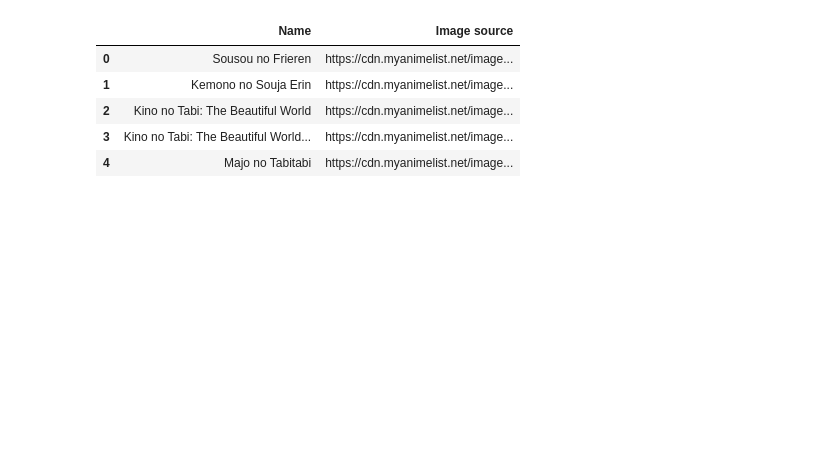
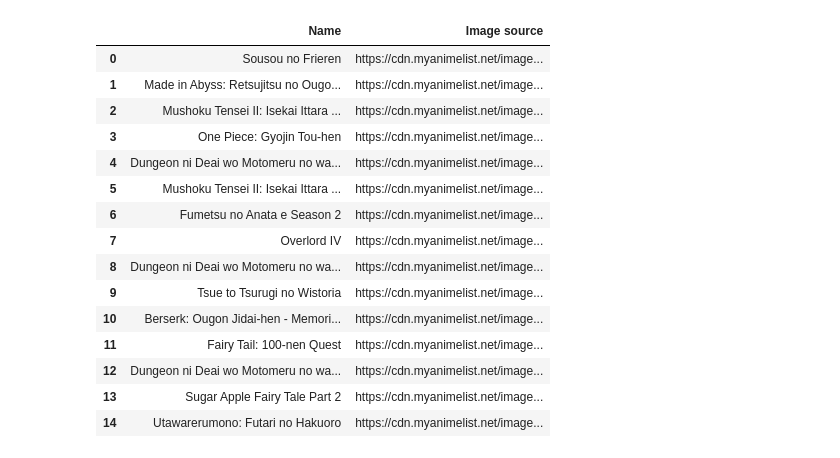
Before and after one commit to altinus01/anime_rec, a Jupyter notebook: notebook/embeding_and_ML.ipynb, the cells around one changed output. Cells and saved outputs as stored; diff of their text form; code cells hidden in the pictures; blank space fills up the shorter version.

```diff
--- a/notebook/embeding_and_ML.ipynb
+++ b/notebook/embeding_and_ML.ipynb
@@ -101,3 +120,0 @@ top5
-# %%
-new=top5.join(ohe_data[['Name','Image source','Rating','Release year']]).sort_values('Rating',ascending=False)
-new
@@ -111,0 +121,3 @@ new
+# %%
+topn=top_n(new,15)
+topn
@@ -111,0 +142,3 @@ new
+# %%
+topn=topn.sort_values('Rating',ascending=False)
+topn
@@ -112,5 +163,5 @@ new
 # %%
-new.drop(columns=['Action',
+topn.drop(columns=['Action',
        'Adult Cast', 'Adventure', 'Anthropomorphic', 'Avant Garde',
        'Award Winning', 'Boys Love', 'CGDCT', 'Childcare', 'Combat Sports',
        'Comedy', 'Crossdressing', 'Delinquents', 'Detective', 'Drama', 'Ecchi',
@@ -125,5 +176,5 @@ new.drop(columns=['Action',
        'Space', 'Sports', 'Strategy Game', 'Super Power', 'Supernatural',
        'Survival', 'Suspense', 'Team Sports', 'Time Travel', 'Urban Fantasy',
        'Vampire', 'Video Game', 'Visual Arts', 'Workplace'], inplace=True)
-new['Score']=new['Rating']*new['Similarity']
+topn['Score']=topn['Rating']*topn['Similarity']
 # %%
@@ -138,10 +199,20 @@ new.sort_values('Score',ascending=False)
 # %%
-final_list=new[['Name','Image source']].reset_index(drop=True)
+final_list=topn[['Name','Image source']].reset_index(drop=True)
 final_list
 # %% [output]
 |  | Name | Image source |
 | 0 | Sousou no Frieren | https://cdn.myanimelist.net/image... |
-| 1 | Kemono no Souja Erin | https://cdn.myanimelist.net/image... |
-| 2 | Kino no Tabi: The Beautiful World | https://cdn.myanimelist.net/image... |
-| 3 | Kino no Tabi: The Beautiful World... | https://cdn.myanimelist.net/image... |
-| 4 | Majo no Tabitabi | https://cdn.myanimelist.net/image... |
+| 1 | Made in Abyss: Retsujitsu no Ougo... | https://cdn.myanimelist.net/image... |
+| 2 | Mushoku Tensei II: Isekai Ittara ... | https://cdn.myanimelist.net/image... |
+| 3 | One Piece: Gyojin Tou-hen | https://cdn.myanimelist.net/image... |
+| 4 | Dungeon ni Deai wo Motomeru no wa... | https://cdn.myanimelist.net/image... |
+| 5 | Mushoku Tensei II: Isekai Ittara ... | https://cdn.myanimelist.net/image... |
+| 6 | Fumetsu no Anata e Season 2 | https://cdn.myanimelist.net/image... |
+| 7 | Overlord IV | https://cdn.myanimelist.net/image... |
+| 8 | Dungeon ni Deai wo Motomeru no wa... | https://cdn.myanimelist.net/image... |
+| 9 | Tsue to Tsurugi no Wistoria | https://cdn.myanimelist.net/image... |
+| 10 | Berserk: Ougon Jidai-hen - Memori... | https://cdn.myanimelist.net/image... |
+| 11 | Fairy Tail: 100-nen Quest | https://cdn.myanimelist.net/image... |
+| 12 | Dungeon ni Deai wo Motomeru no wa... | https://cdn.myanimelist.net/image... |
+| 13 | Sugar Apple Fairy Tale Part 2 | https://cdn.myanimelist.net/image... |
+| 14 | Utawarerumono: Futari no Hakuoro | https://cdn.myanimelist.net/image... |
```
Also changed, not shown: parts of 14 cells of this notebook, 8 other files.
